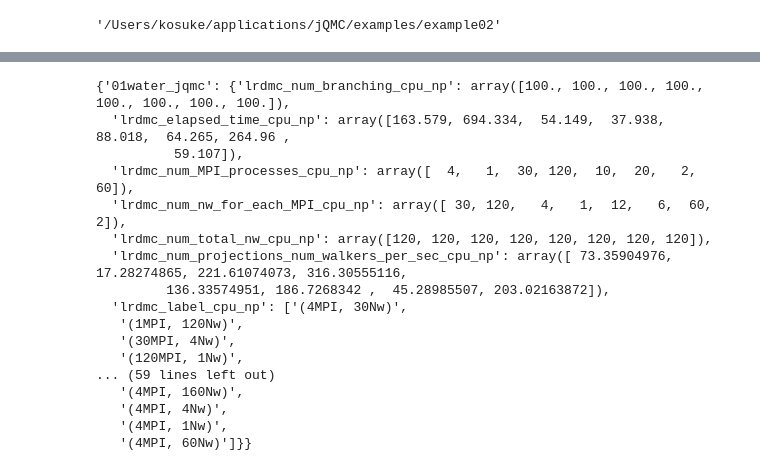
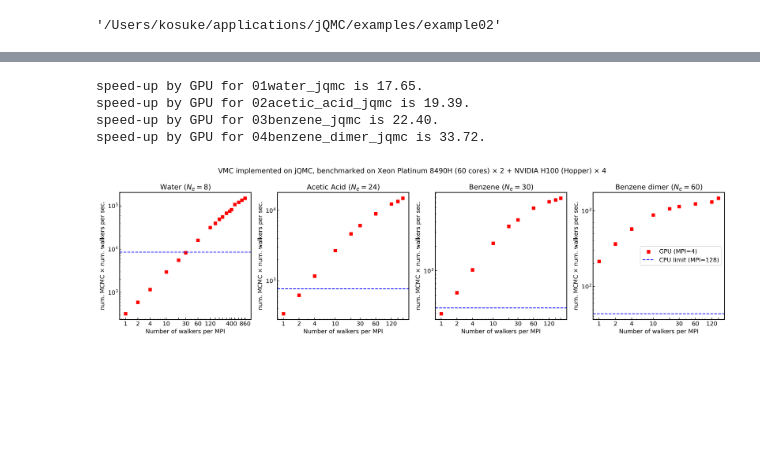
Before and after one commit to kousuke-nakano/jQMC, a Jupyter notebook: examples/example02/plot_summary.ipynb, the cells around one changed output, grey strips where cells are left out. Cells and saved outputs as stored; diff of their text form; code cells hidden in the pictures; blank space fills up the shorter version.

```diff
--- a/examples/example02/plot_summary.ipynb
+++ b/examples/example02/plot_summary.ipynb
@@ -142,22 +262,57 @@ for mol in mol_list:
     }
-# %%
-summary
-# %% [output]
-{'01water_jqmc': {'lrdmc_num_branching_cpu_np': array([100., 100., 100., 100., 100., 100., 100., 100.]),
-  'lrdmc_elapsed_time_cpu_np': array([163.579, 694.334,  54.149,  37.938,  88.018,  64.265, 264.96 ,
-          59.107]),
-  'lrdmc_num_MPI_processes_cpu_np': array([  4,   1,  30, 120,  10,  20,   2,  60]),
-  'lrdmc_num_nw_for_each_MPI_cpu_np': array([ 30, 120,   4,   1,  12,   6,  60,   2]),
-  'lrdmc_num_total_nw_cpu_np': array([120, 120, 120, 120, 120, 120, 120, 120]),
-  'lrdmc_num_projections_num_walkers_per_sec_cpu_np': array([ 73.35904976,  17.28274865, 221.61074073, 316.30555116,
-         136.33574951, 186.7268342 ,  45.28985507, 203.02163872]),
-  'lrdmc_label_cpu_np': ['(4MPI, 30Nw)',
-   '(1MPI, 120Nw)',
-   '(30MPI, 4Nw)',
-   '(120MPI, 1Nw)',
-... (59 lines left out)
-   '(4MPI, 160Nw)',
-   '(4MPI, 4Nw)',
-   '(4MPI, 1Nw)',
-   '(4MPI, 60Nw)']}}
+# %%
+# plot Graph (VMC)
+fig = plt.figure(figsize=(4.5 * len(mol_list), 5), facecolor="white", dpi=300, tight_layout=True)
+fig.suptitle(
+    rf"VMC implemented on jQMC, benchmarked on Xeon Platinum 8490H (60 cores) $\times$ 2 + NVIDIA H100 (Hopper) $\times$ 4",
+    fontsize=14,
+)
+
+speed_up_jqmc_vmc_cpu = []
+speed_up_jqmc_vmc_gpu = []
+
+for i, mol in enumerate(mol_list):
+    # plot Graph
+    ax = fig.add_subplot(1, len(mol_list), i + 1)
+
+    # labels
+    ax.set_title(mol_label_list[i], wrap=True)
+    ax.set_xlabel("Number of walkers per MPI")
+    ax.set_ylabel(r"num. MCMC $\times$ num. walkers per sec.")
+    ax.set_xscale("log")
+    ax.set_yscale("log")
+    # ax2.set_ylim([y_min, y_max])
+
+    # GPU
+    x = summary_vmc[mol]["vmc_num_nw_for_each_MPI_gpu_np"]
+    y = summary_vmc[mol]["vmc_num_mcmc_num_walkers_per_sec_gpu_np"]
+    ax.scatter(x, y, color="r", marker="s", label="GPU (MPI=4)")
+    ax.axhline(
+        np.max(summary_vmc[mol]["vmc_num_mcmc_num_walkers_per_sec_cpu_np"]), color="b", ls="--", label="CPU limit (MPI=128)"
+    )
+    ax.set_xticks(summary_vmc[mol]["vmc_num_nw_for_each_MPI_gpu_np"])
+    xticklabels = [str(t) for t in summary_vmc[mol]["vmc_num_nw_for_each_MPI_gpu_np"]]
+    xticklabels = [
+        "" if item in ["20", "160", "200", "240", "300", "360", "480", "600", "720"] else item for item in xticklabels
+    ]
+    ax.set_xticklabels(xticklabels)
+
+    speed_up_cpu = 1.0
+    speed_up_gpu = np.max(summary_vmc[mol]["vmc_num_mcmc_num_walkers_per_sec_gpu_np"]) / np.max(
+        summary_vmc[mol]["vmc_num_mcmc_num_walkers_per_sec_cpu_np"]
+    )
+    speed_up_jqmc_vmc_cpu.append(speed_up_cpu)
+    speed_up_jqmc_vmc_gpu.append(speed_up_gpu)
+
+    print(f"speed-up by GPU for {mol} is {speed_up_gpu:.2f}.")
+
+plt.legend()
+plt.savefig(f"jqmc_VMC_benchmark.jpg")
+plt.show()
+# %% [output]
+speed-up by GPU for 01water_jqmc is 17.65.
+speed-up by GPU for 02acetic_acid_jqmc is 19.39.
+speed-up by GPU for 03benzene_jqmc is 22.40.
+speed-up by GPU for 04benzene_dimer_jqmc is 33.72.
+[figure, added]
 # %%
```
Also changed, not shown: parts of 17 cells of this notebook, 4 other files.
